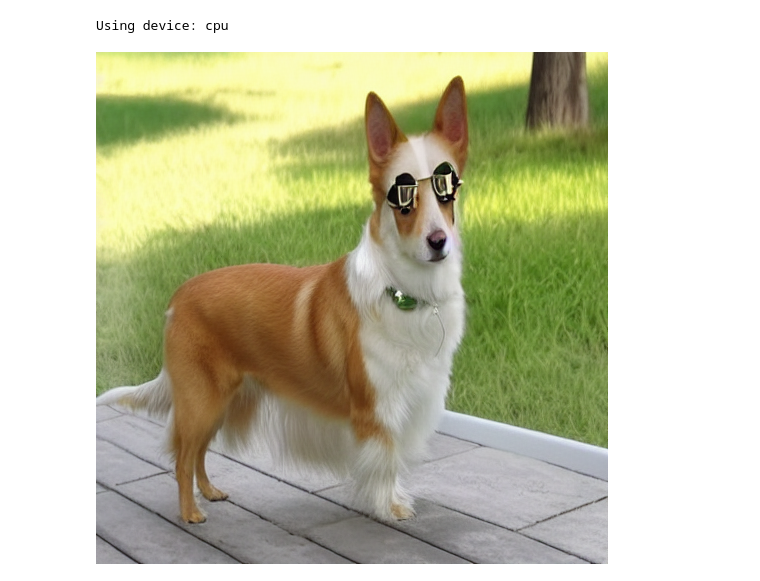
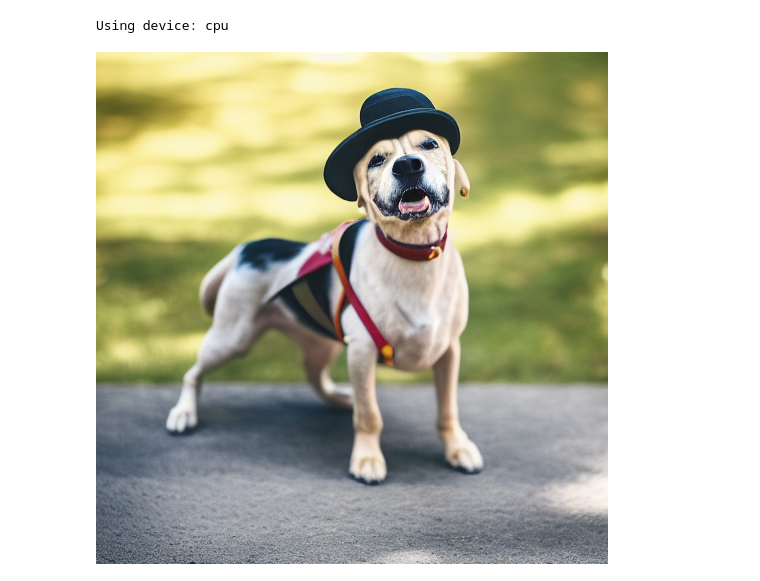
Before and after one commit to whdah2326/paper_review, a Jupyter notebook: stable_diffusion/code/demo.ipynb, the cells around one changed output. Saved outputs shown, nothing was run; the diff lists cells and outputs as text; code cells hidden in the pictures.

```diff
--- a/stable_diffusion/code/demo.ipynb
+++ b/stable_diffusion/code/demo.ipynb
@@ -24,13 +24,13 @@ models = model_loader.preload_models_from_standard_weights(model_file, DEVICE)
 ## TEXT TO IMAGE
 
 ## imge-to-image prompt with input_image
-prompt = "A dog with sunglasses, wearing comfy hat, highly detailed, ultra sharp, cinematic."
+prompt = "A dog wearing a hat, on the ground, highly detailed, ultra sharp, cinematic, 100mm lens, 8k resolution."
 
 ## text-to-image
 # prompt = "A cat stretching on the floor, highly detailed, ultra sharp, cinematic, 100mm lens, 8k resolution."
 uncond_prompt = ""  # Also known as negative prompt
 do_cfg = True
-cfg_scale = 8  # min: 1, max: 14
+cfg_scale = 9  # min: 1, max: 14
 
 ## IMAGE TO IMAGE
 
@@ -39,33 +39,33 @@ input_image = None
 image_path = "../images/welsh_corgi.jpg"
 input_image = Image.open(image_path)
 # Higher values means more noise will be added to the input image, so the result will further from the input image.
 # Lower values means less noise is added to the input image, so output will be closer to the input image.
-strength = 0.4 ## 높을수록 원본 이미지 소실 증가.
+strength = 0.8 ## 높을수록 원본 이미지 소실 증가.
 
 ## SAMPLER
 
 sampler = "ddpm"
 num_inference_steps = 50
-seed = 79
+seed = 92
 
 output_image = pipeline.generate(
     prompt=prompt,
     uncond_prompt=uncond_prompt,
     input_image=input_image,
     strength=strength,
     do_cfg=do_cfg,
     cfg_scale=cfg_scale,
     sampler_name=sampler,
     n_inference_steps=num_inference_steps,
     seed=seed,
     models=models,
     device=DEVICE,
     idle_device="cpu",
     tokenizer=tokenizer,
 )
 
 # Combine the input image and the output image into a single image.
 Image.fromarray(output_image)
 # %% [output]
 Using device: cpu
-[figure, old version]
+[figure, new version]
```
Also changed, not shown: 6 other files.
